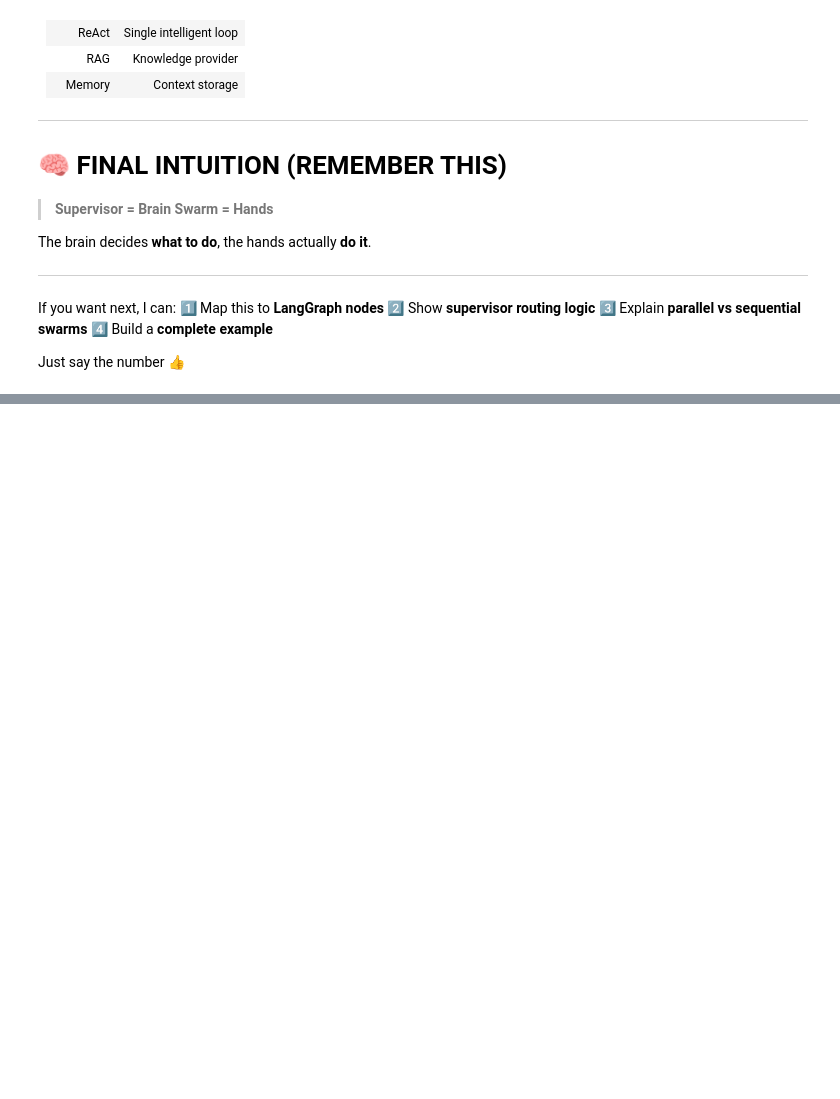
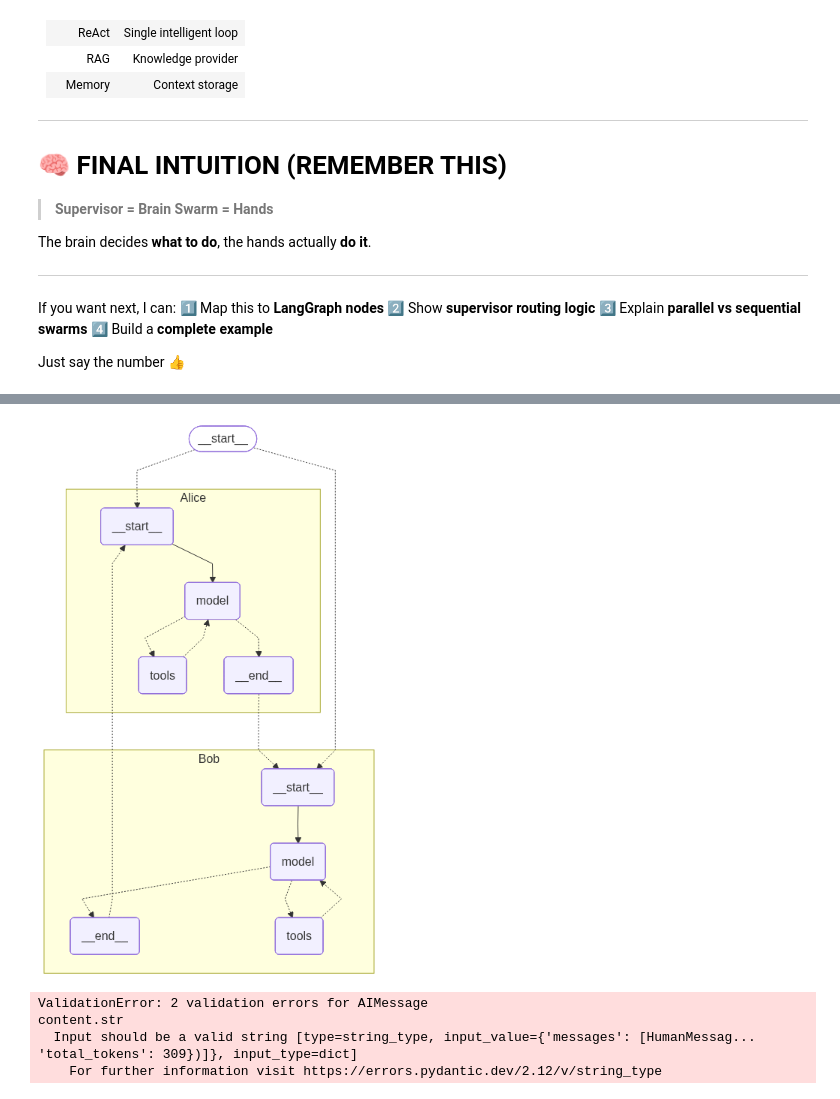
Before and after one commit to royarghyadip6/PythonLearning, a Jupyter notebook: Asignment_LangGraph1/langgraph_assignment_5.ipynb, the cells around one changed output, grey strips where cells are left out. Drawn from its saved outputs; the diff is of its cells as text; code cells hidden in the pictures; blank space fills up the shorter version.

```diff
--- a/Asignment_LangGraph1/langgraph_assignment_5.ipynb
+++ b/Asignment_LangGraph1/langgraph_assignment_5.ipynb
@@ -371,0 +378,71 @@ print(result["response"])
+# %%
+from langchain_core.messages import AIMessage
+from langgraph.checkpoint.memory import InMemorySaver
+from langchain.agents import create_agent
+from langgraph_swarm import create_handoff_tool, create_swarm
+from langchain.chat_models import init_chat_model
+
+llm = init_chat_model(
+    model="llama-3.1-8b-instant",
+    model_provider="groq",
+    temperature=0
+)
+
+def add(a: int, b: int) -> int:
+    '''Add two numbers'''
+    return a + b
+
+alice = create_agent(
+    llm,
+    tools=[
+        add,
+        create_handoff_tool(
+            agent_name="Bob",
+            description="Transfer to Bob",
+        ),
+    ],
+    system_prompt="You are Alice, an addition expert.",
+    name="Alice",
+)
+
+bob = create_agent(
+    llm,
+    tools=[
+        create_handoff_tool(
+            agent_name="Alice",
+            description="Transfer to Alice, she can help with math",
+        ),
+    ],
+    system_prompt="You are Bob, you speak like a pirate.",
+    name="Bob",
+)
+
+checkpointer = InMemorySaver()
+workflow = create_swarm(
+    [alice, bob],
+    default_active_agent="Alice"
+)
+app = workflow.compile(checkpointer=checkpointer)
+
+from IPython.display import Image, display
+display(Image(app.get_graph(xray=True).draw_mermaid_png()))
+
+config = {"configurable": {"thread_id": "1"}}
+turn_1 = app.invoke(
+    {"messages": [{"role": "user", "content": "i'd like to speak to Bob"}]},
+    config,
+)
+print([AIMessage(content=turn_1)])
+print("="*100)
+turn_2 = app.invoke(
+    {"messages": [{"role": "user", "content": "what's 5 + 7?"}]},
+    config,
+)
+
+print([AIMessage(content=turn_2)])
+# %% [output]
+[figure, added]
+ValidationError: 2 validation errors for AIMessage
+content.str
+  Input should be a valid string [type=string_type, input_value={'messages': [HumanMessag... 'total_tokens': 309})]}, input_type=dict]
+    For further information visit https://errors.pydantic.dev/2.12/v/string_type
```
Also changed, not shown: parts of 4 cells of this notebook, 6 other files.
